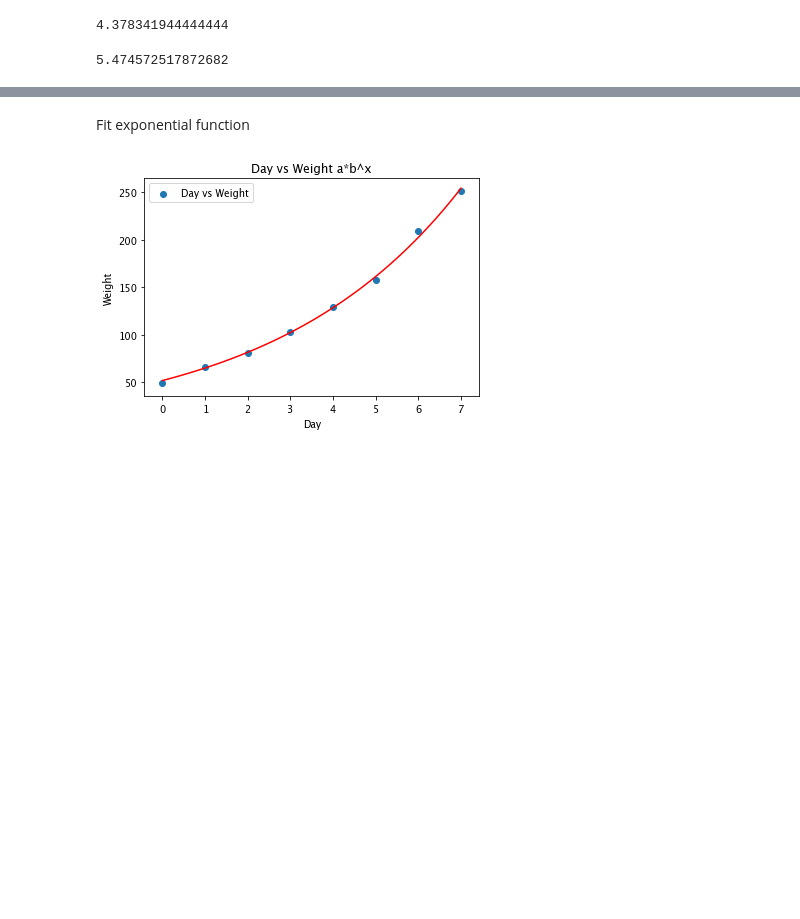
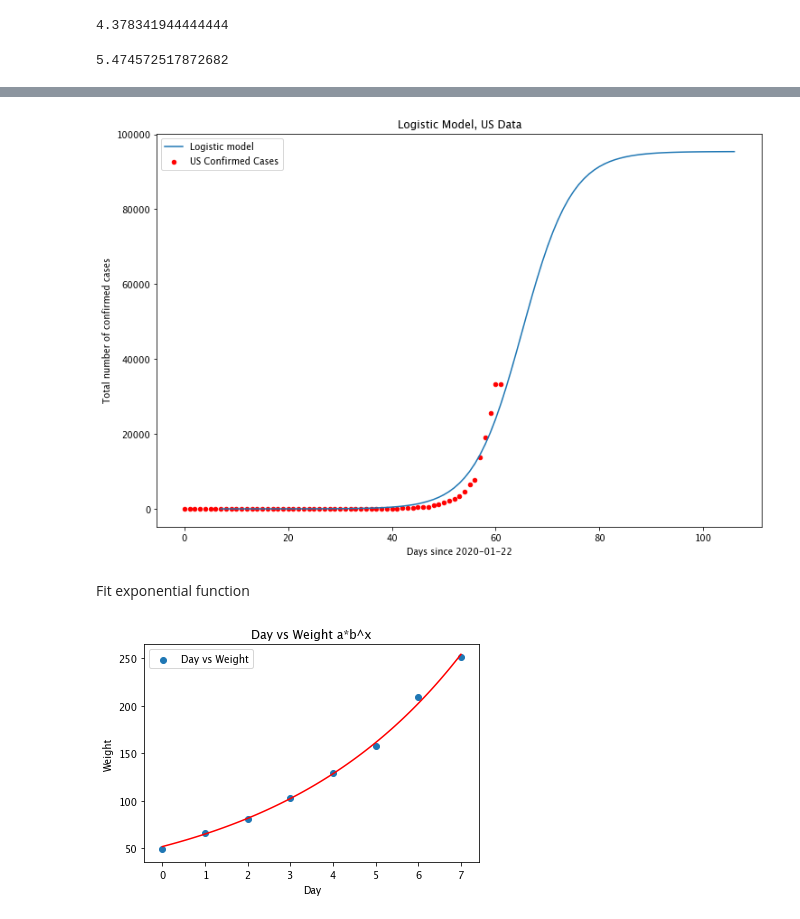
Before and after one commit to jayurbain/covid19, a Jupyter notebook: covid19_logistic_model.ipynb, the cells around one changed output, grey strips where cells are left out. Drawn from its saved outputs; the diff is of its cells as text; code cells hidden in the pictures; blank space fills up the shorter version.

```diff
--- a/covid19_logistic_model.ipynb
+++ b/covid19_logistic_model.ipynb
@@ -1030,3 +1080,22 @@ plt.show()
+# %%
+us_day_offset = 7
+x_us = df_us.index
+y_us = df_us['Cases']
+x_ext = np.arange(100)
+
+plt.figure(figsize=(12,8))
+plt.scatter(x_us, y_us, color="red", marker='o', s=20, label="US Confirmed Cases")
+
+# Fitted logistic curve
+plt.plot(x_ext+us_day_offset_day_offset, [logistic_model(i, popt_it[0], popt_it[1], popt_it[2]*1) for i in x_ext], label="Logistic model" )
+plt.legend()
+plt.xlabel("Days since " + min_date)
+plt.ylabel("Total number of confirmed cases")
+plt.title('Logistic Model, US Data')
+plt.savefig('US Logistic Model, US Data.png')
+plt.show()
+# %% [output]
+[figure, added]
 # %% [markdown]
 Fit exponential function
 # %%
```
Also changed, not shown: parts of 56 cells of this notebook, 9 other files.
